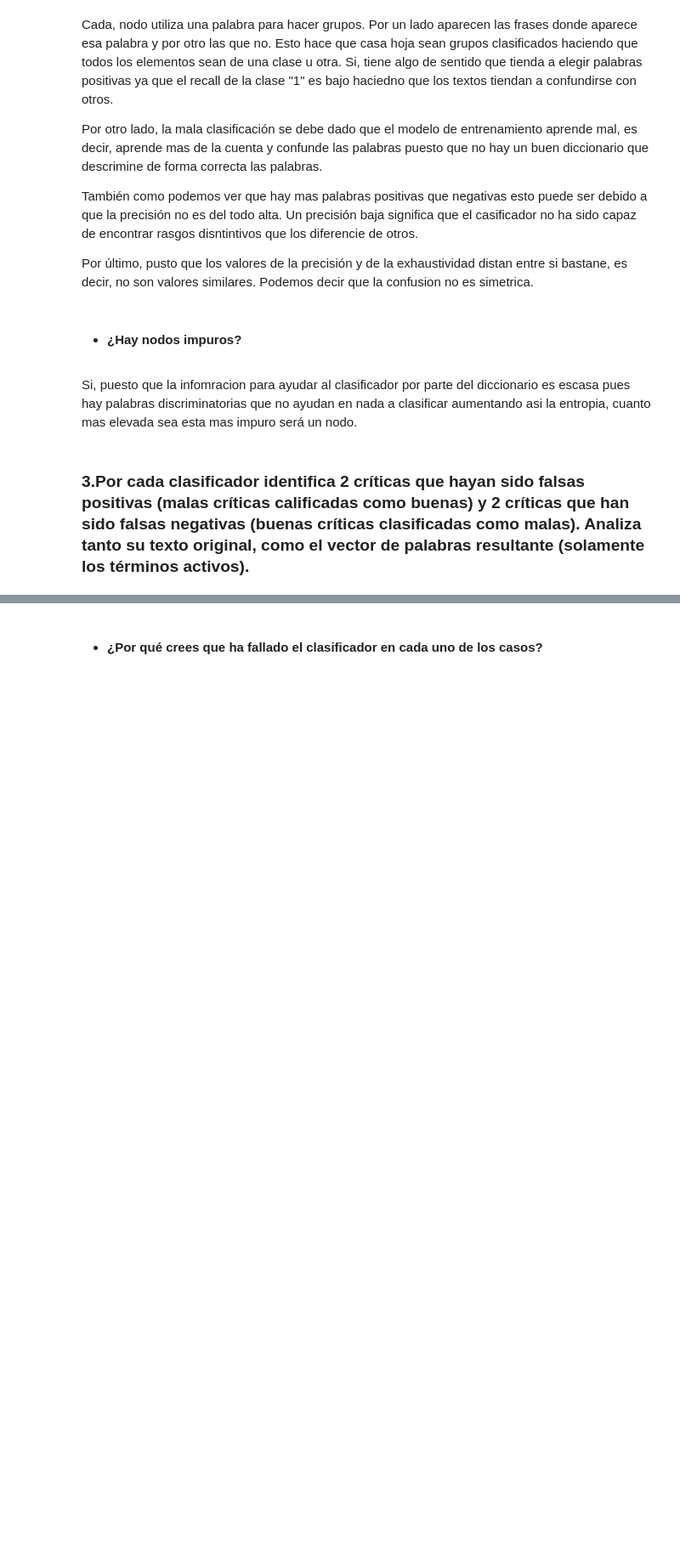
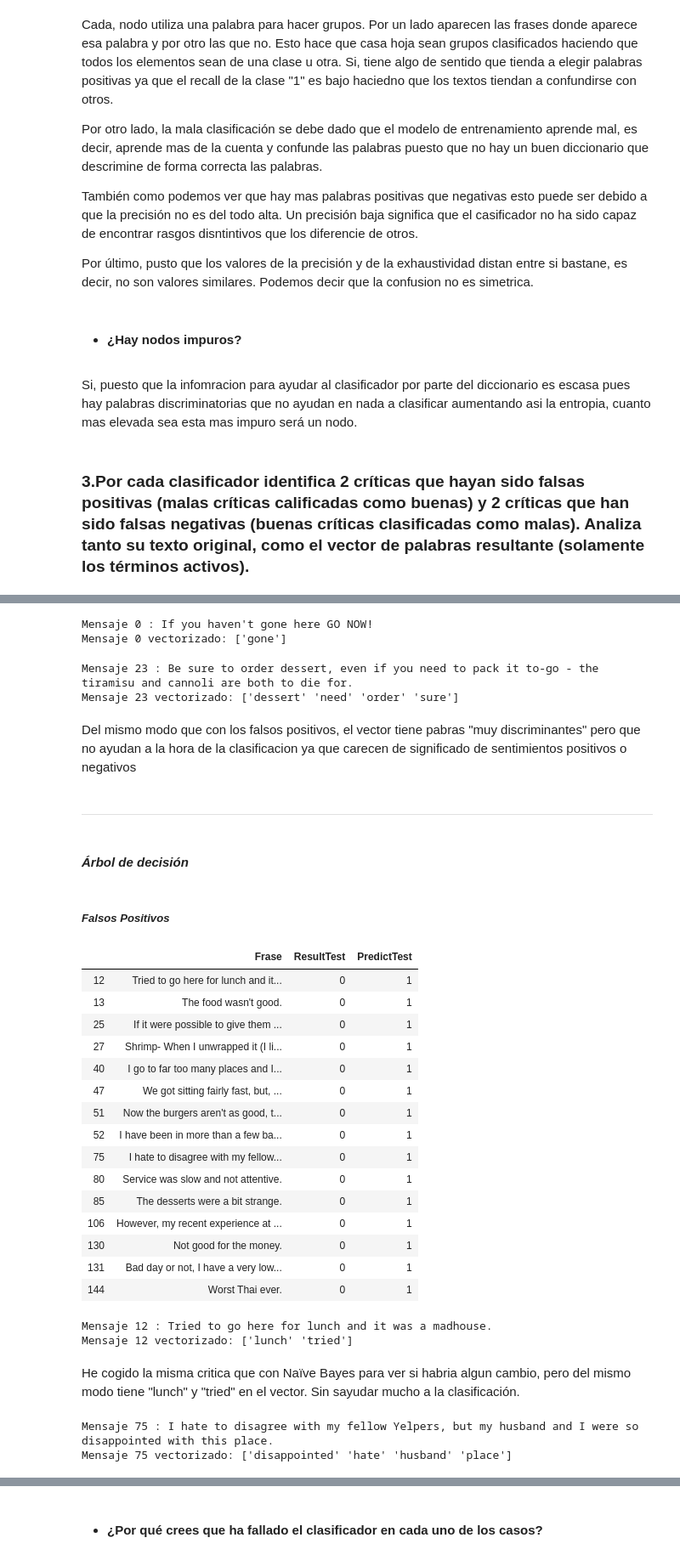
Before and after one commit to marl10/PracticasIA2, a Jupyter notebook: Practica2/PR2.ipynb, the cells around one changed output, grey strips where cells are left out. Shown: that part at 85% size. Drawn from its saved outputs; the diff is of its cells as text; code cells hidden in the pictures; blank space fills up the shorter version.

```diff
--- a/Practica2/PR2.ipynb
+++ b/Practica2/PR2.ipynb
@@ -975,0 +916,5 @@ NameError: name 'explain_decision_tree' is not defined
+# %%
+#ARBOLES DE DECISION
+df_predicAD = pd.DataFrame({'Frase': x_test, 'ResultTest': y_test, 'PredictTest': clasificadoresAD[1][7]})
+df3 = df_predicAD[df_predicAD['ResultTest'] == 0]
+FP_AD = df3[df3['PredictTest'] == 1]
@@ -975,0 +993,50 @@ NameError: name 'explain_decision_tree' is not defined
+# %%
+write_terms(vecBM.get_feature_names(), x_test, test_vec_data, 0)
+# %% [output]
+Mensaje 0 : If you haven't gone here GO NOW!
+Mensaje 0 vectorizado: ['gone']
+# %%
+write_terms(vecBM.get_feature_names(), x_test, test_vec_data, 23)
+# %% [output]
+Mensaje 23 : Be sure to order dessert, even if you need to pack it to-go - the tiramisu and cannoli are both to die for.
+Mensaje 23 vectorizado: ['dessert' 'need' 'order' 'sure']
+# %% [markdown]
+Del mismo modo que con los falsos positivos, el vector tiene pabras "muy discriminantes" pero que no ayudan a la hora de la clasificacion ya que carecen de significado de sentimientos positivos o negativos
+# %% [markdown]
+-----
+# %% [markdown]
+#### ***Árbol de decisión***
+# %% [markdown]
+##### ***Falsos Positivos***
+# %%
+FP_AD.head(15)
+# %% [output]
+|  | Frase | ResultTest | PredictTest |
+| 12 | Tried to go here for lunch and it... | 0 | 1 |
+| 13 | The food wasn't good. | 0 | 1 |
+| 25 | If it were possible to give them ... | 0 | 1 |
+| 27 | Shrimp- When I unwrapped it (I li... | 0 | 1 |
+| 40 | I go to far too many places and I... | 0 | 1 |
+| 47 | We got sitting fairly fast, but, ... | 0 | 1 |
+| 51 | Now the burgers aren't as good, t... | 0 | 1 |
+| 52 | I have been in more than a few ba... | 0 | 1 |
+| 75 | I hate to disagree with my fellow... | 0 | 1 |
+| 80 | Service was slow and not attentive. | 0 | 1 |
+| 85 | The desserts were a bit strange. | 0 | 1 |
+| 106 | However, my recent experience at ... | 0 | 1 |
+| 130 | Not good for the money. | 0 | 1 |
+| 131 | Bad day or not, I have a very low... | 0 | 1 |
+| 144 | Worst Thai ever. | 0 | 1 |
+# %%
+write_terms(vecBB.get_feature_names(), x_test, test_vec_data_bb, 12)
+# %% [output]
+Mensaje 12 : Tried to go here for lunch and it was a madhouse.
+Mensaje 12 vectorizado: ['lunch' 'tried']
+# %% [markdown]
+He cogido la misma critica que con Naïve Bayes para ver si habria algun cambio, pero del mismo modo
+tiene "lunch" y "tried" en el vector. Sin sayudar mucho a la clasificación.
+# %%
+write_terms(vecBB.get_feature_names(), x_test, test_vec_data_bb, 75)
+# %% [output]
+Mensaje 75 : I hate to disagree with my fellow Yelpers, but my husband and I were so disappointed with this place.
+Mensaje 75 vectorizado: ['disappointed' 'hate' 'husband' 'place']
```
Also changed, not shown: parts of 87 cells of this notebook.
